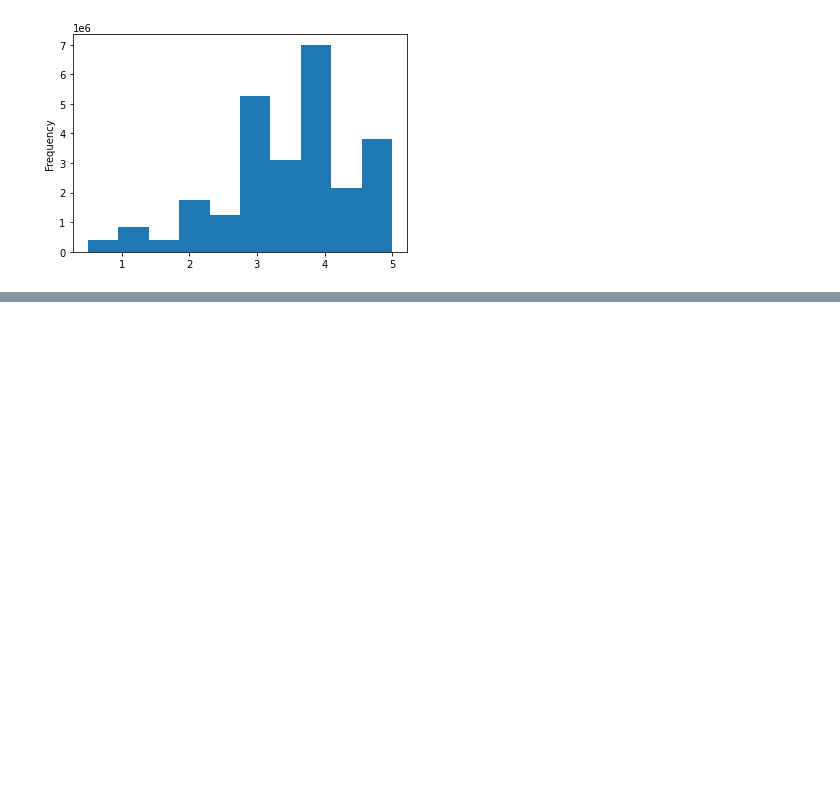
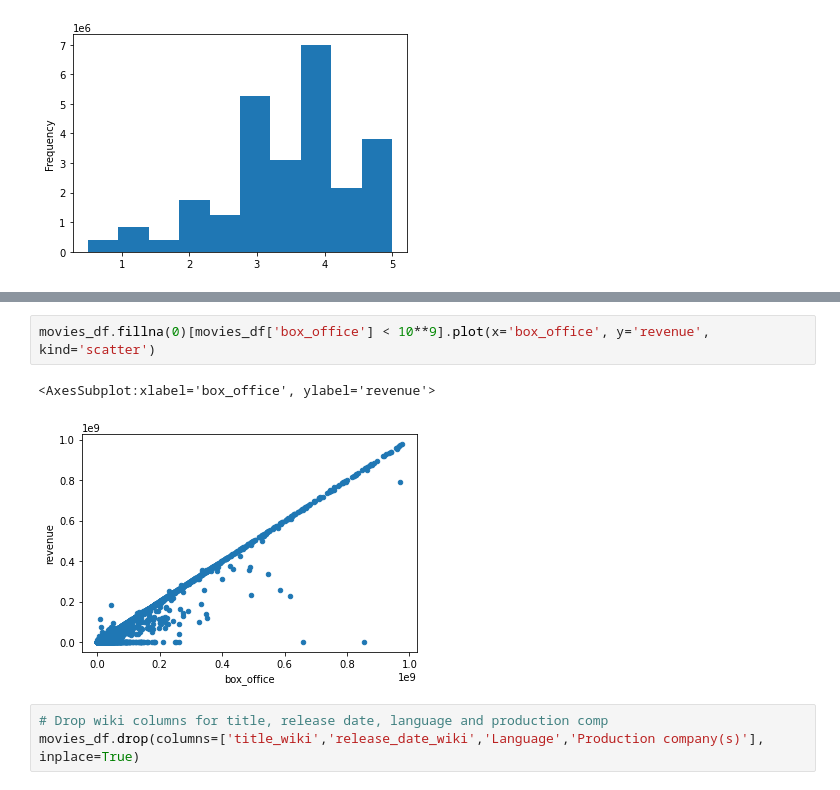
Before and after one commit to awelsh615/Movies-ETL, a Jupyter notebook: Movielens_extract.ipynb, the cells around one changed output, grey strips where cells are left out. Drawn from its saved outputs; the diff is of its cells as text; blank space fills up the shorter version.

```diff
--- a/Movielens_extract.ipynb
+++ b/Movielens_extract.ipynb
@@ -606,0 +731,8 @@ Name: rating, dtype: float64
+# %%
+movies_df.fillna(0)[movies_df['box_office'] < 10**9].plot(x='box_office', y='revenue', kind='scatter')
+# %% [output]
+<AxesSubplot:xlabel='box_office', ylabel='revenue'>
+[figure, added]
+# %%
+# Drop wiki columns for title, release date, language and production comp
+movies_df.drop(columns=['title_wiki','release_date_wiki','Language','Production company(s)'], inplace=True)
```
Also changed, not shown: parts of 24 cells of this notebook, 1 other file.
